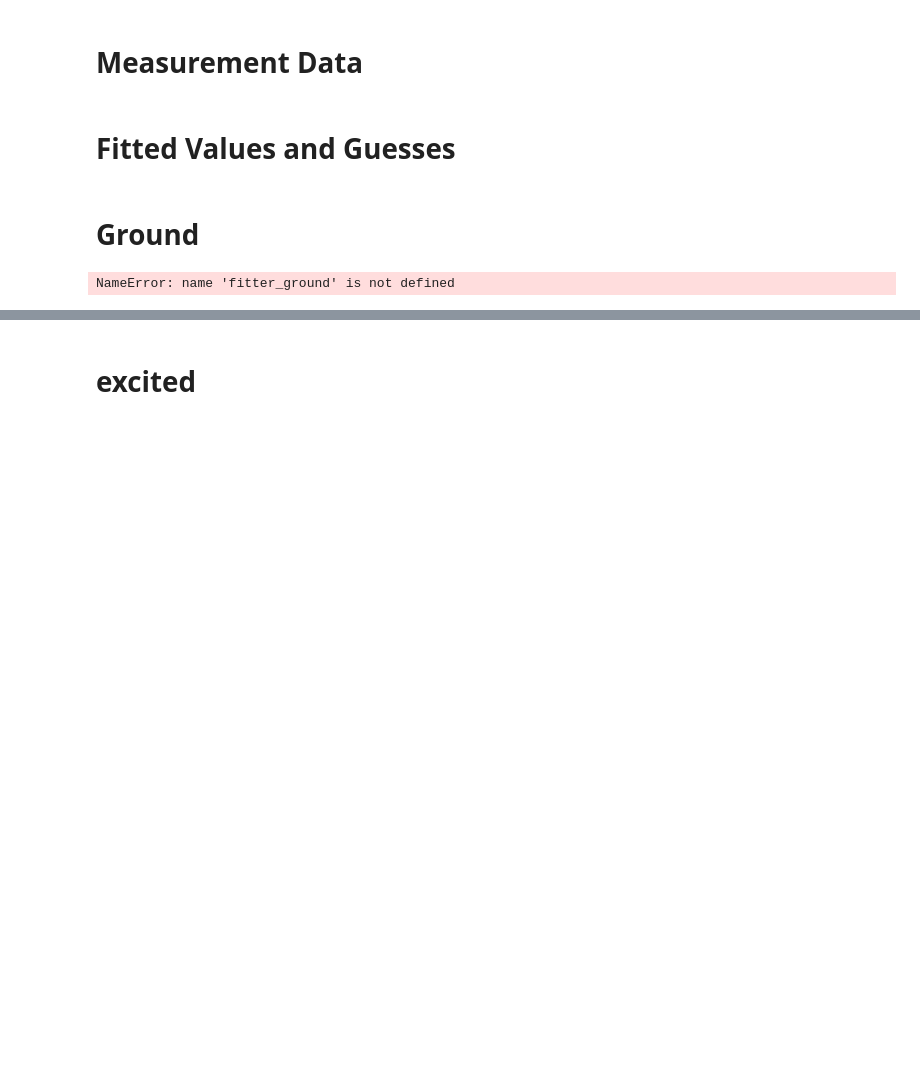
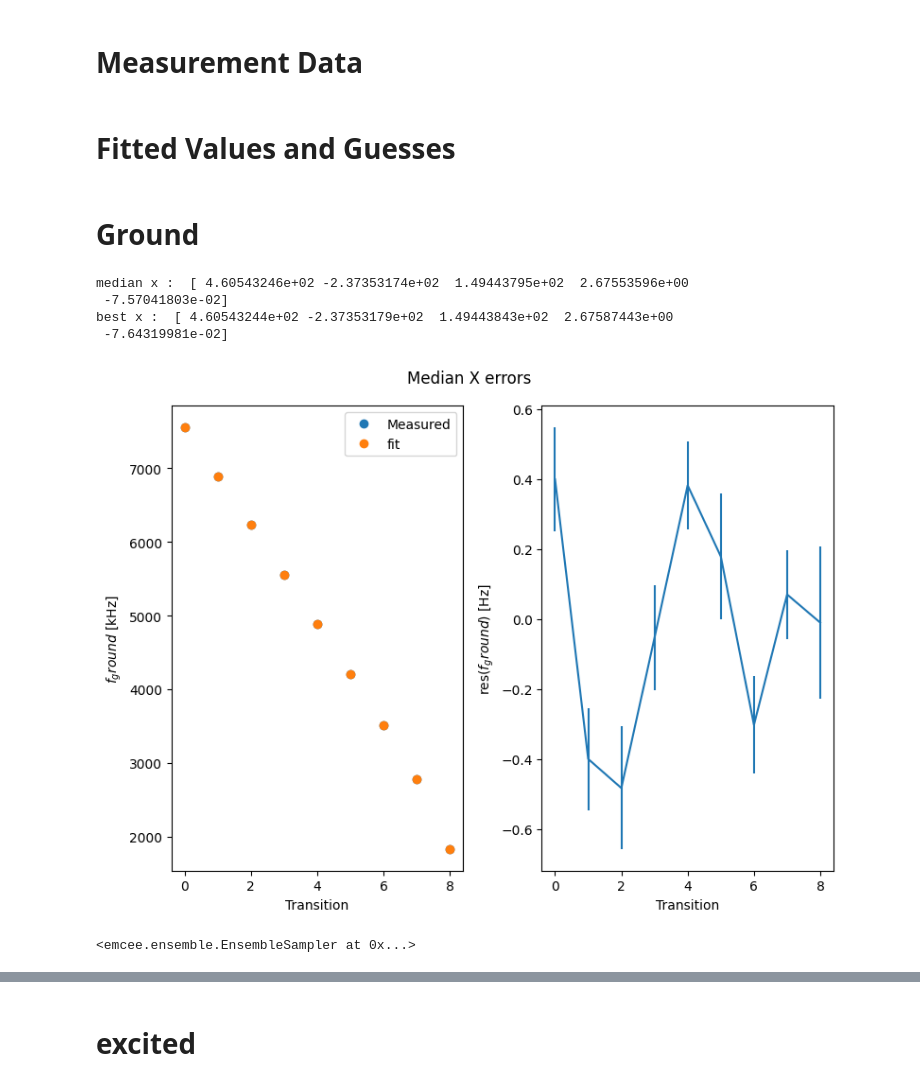
Before and after one commit to leonmyk/Spectroscopy_Hamiltonian_fitter-, a Jupyter notebook: Fitter.ipynb, the cells around one changed output, grey strips where cells are left out. Drawn from its saved outputs; the diff is of its cells as text; code cells hidden in the pictures; blank space fills up the shorter version.

```diff
--- a/Fitter.ipynb
+++ b/Fitter.ipynb
@@ -56,6 +57,12 @@ median_x =  [ 4.49821749e+02,  1.29897911e+02, -2.37052291e+02, -1.19454405e+01,
 # %% [markdown]
 # Ground
 # %%
-fitter_ground.run_MCMC(guess_ground)
+guess = np.array([ 4.60542304e+02, -2.37354893e+02, 1.49456996e+02, 2.76931005e+00,-2.25838221e-01])
+fitter_ground.run_MCMC(guess,nsteps = 1000)
 # %% [output]
-NameError: name 'fitter_ground' is not defined
+median x :  [ 4.60543246e+02 -2.37353174e+02  1.49443795e+02  2.67553596e+00
+ -7.57041803e-02]
+best x :  [ 4.60543244e+02 -2.37353179e+02  1.49443843e+02  2.67587443e+00
+ -7.64319981e-02]
+[figure, added]
+<emcee.ensemble.EnsembleSampler at 0x...>
```
Also changed, not shown: parts of 14 cells of this notebook, 2 other files.
